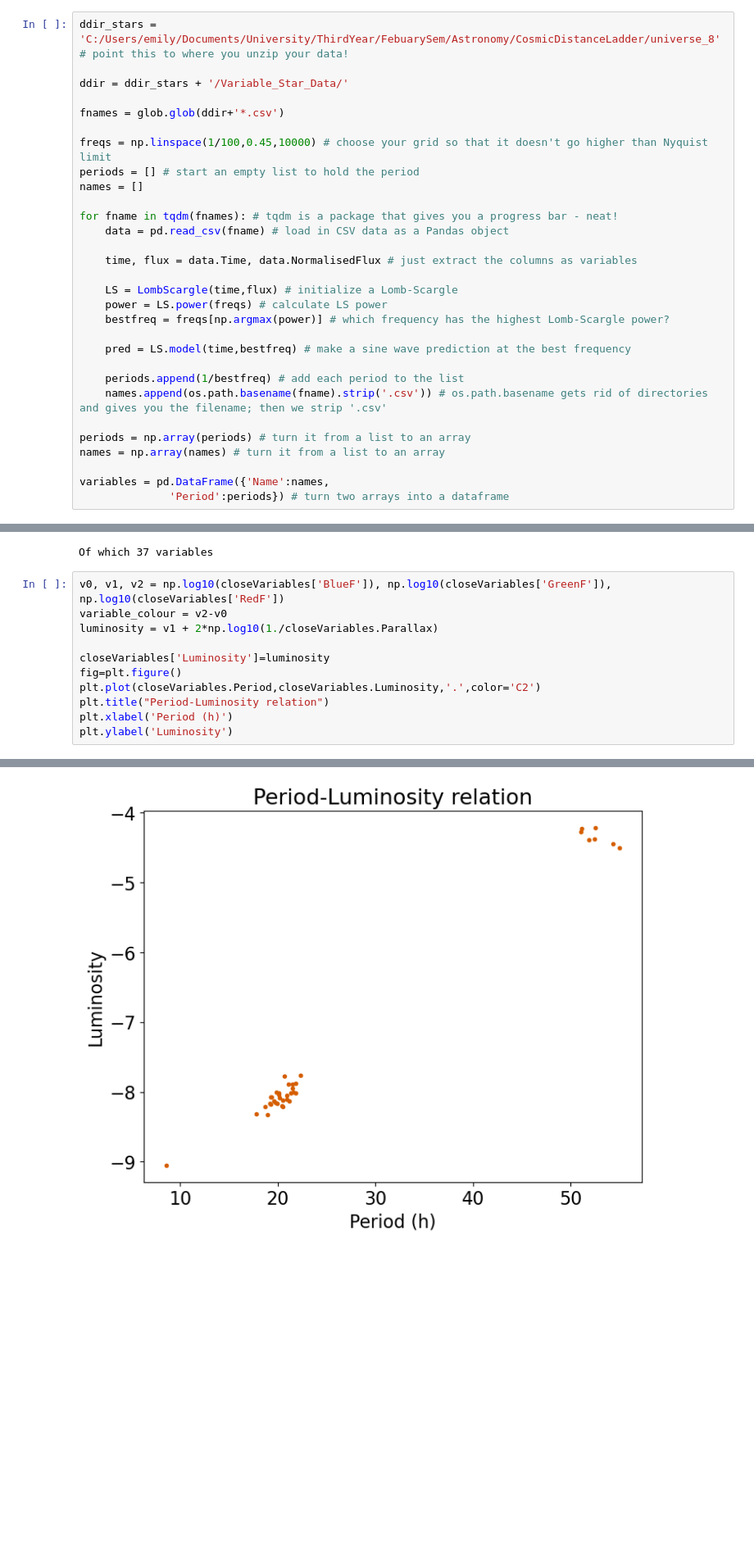
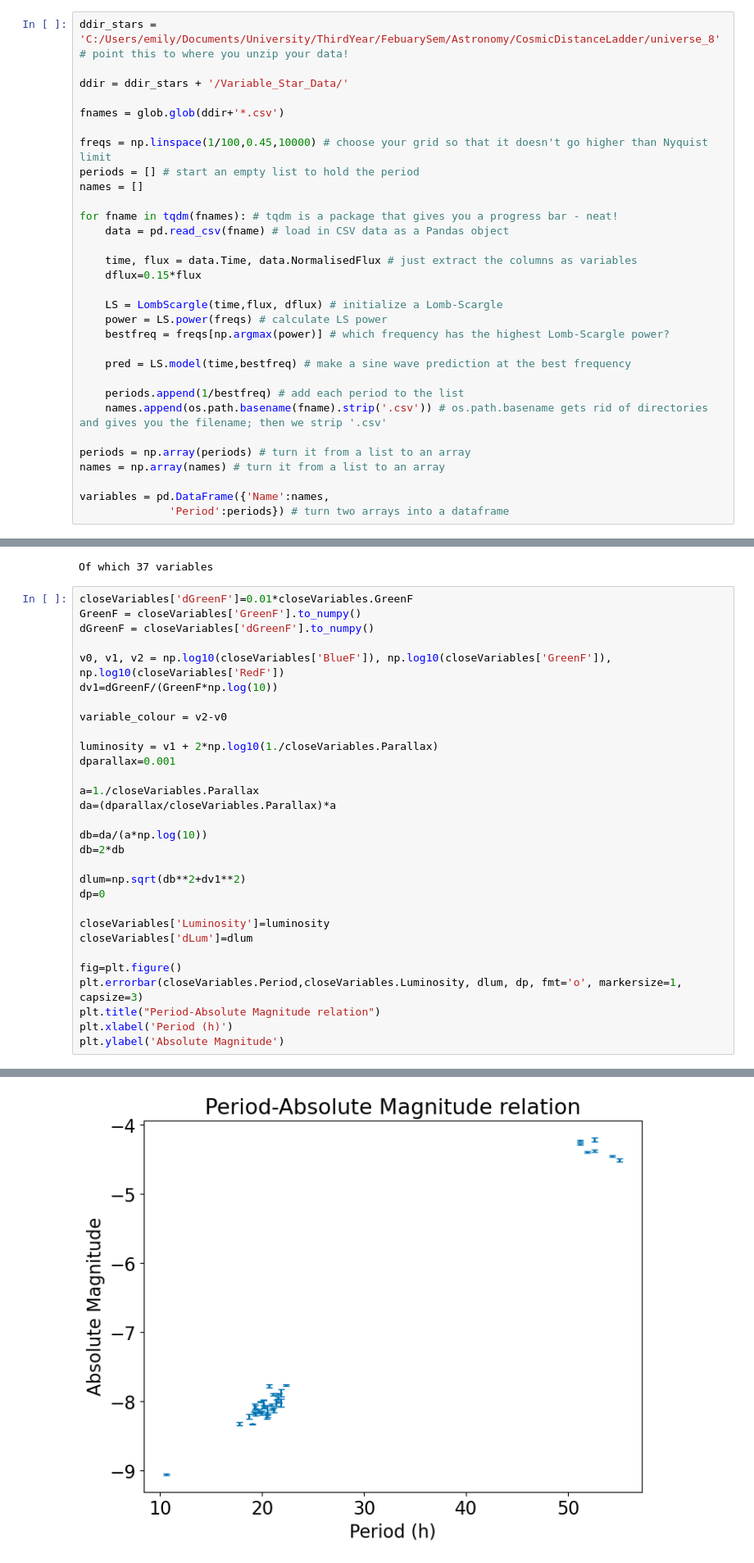
Before and after one commit to nicomii/astro_ladder, a Jupyter notebook: VStars.ipynb, the cells around one changed output, grey strips where cells are left out. Shown: that part at 82% size. Saved outputs shown, nothing was run; the diff lists cells and outputs as text; blank space fills up the shorter version.

```diff
--- a/VStars.ipynb
+++ b/VStars.ipynb
@@ -31,8 +66,9 @@ for fname in tqdm(fnames): # tqdm is a package that gives you a progress bar - n
     data = pd.read_csv(fname) # load in CSV data as a Pandas object
 
     time, flux = data.Time, data.NormalisedFlux # just extract the columns as variables
+    dflux=0.15*flux
 
-    LS = LombScargle(time,flux) # initialize a Lomb-Scargle
+    LS = LombScargle(time,flux, dflux) # initialize a Lomb-Scargle
     power = LS.power(freqs) # calculate LS power
     bestfreq = freqs[np.argmax(power)] # which frequency has the highest Lomb-Scargle power?
 
@@ -61,14 +97,33 @@ print('Of which',len(closeVariables),'variables')
 # %% [output]
 Of which 37 variables
 # %%
+closeVariables['dGreenF']=0.01*closeVariables.GreenF
+GreenF = closeVariables['GreenF'].to_numpy()
+dGreenF = closeVariables['dGreenF'].to_numpy()
+
 v0, v1, v2 = np.log10(closeVariables['BlueF']), np.log10(closeVariables['GreenF']), np.log10(closeVariables['RedF'])
+dv1=dGreenF/(GreenF*np.log(10))
+
 variable_colour = v2-v0
+
 luminosity = v1 + 2*np.log10(1./closeVariables.Parallax)
+dparallax=0.001
+
+a=1./closeVariables.Parallax
+da=(dparallax/closeVariables.Parallax)*a
+
+db=da/(a*np.log(10))
+db=2*db
+
+dlum=np.sqrt(db**2+dv1**2)
+dp=0
 
 closeVariables['Luminosity']=luminosity
+closeVariables['dLum']=dlum
+
 fig=plt.figure()
-plt.plot(closeVariables.Period,closeVariables.Luminosity,'.',color='C2')
-plt.title("Period-Luminosity relation")
+plt.errorbar(closeVariables.Period,closeVariables.Luminosity, dlum, dp, fmt='o', markersize=1, capsize=3)
+plt.title("Period-Absolute Magnitude relation")
 plt.xlabel('Period (h)')
-plt.ylabel('Luminosity')
+plt.ylabel('Absolute Magnitude')
 # %% [output]
@@ -76,4 +131,4 @@ Text(0, 0.5, 'Luminosity')
-[figure, old version]
+[figure, new version]
 # %%
 
 variableslong=closeVariables.query('Period > 45')
```
Also changed, not shown: parts of 5 cells of this notebook, 1 other file.
